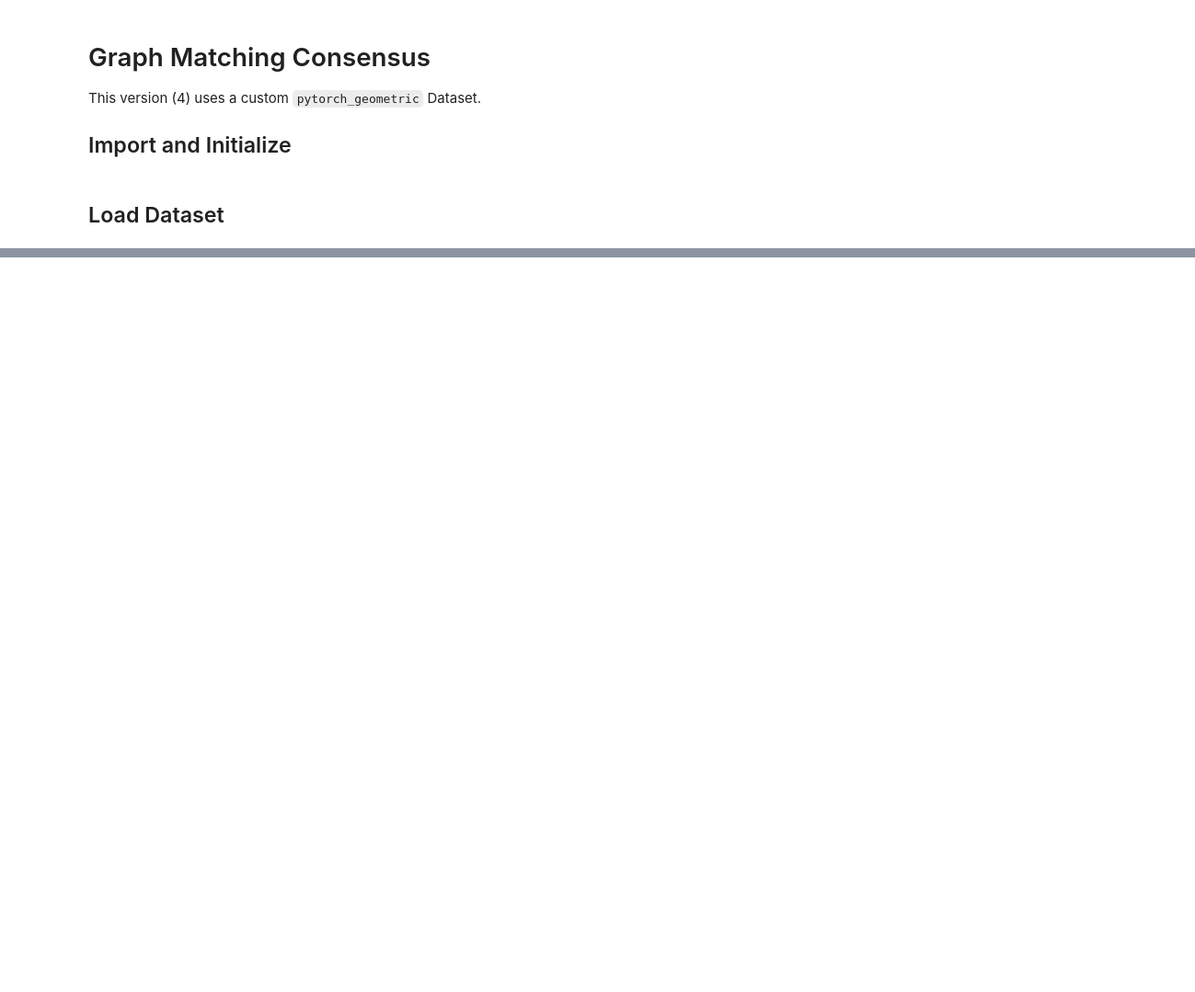
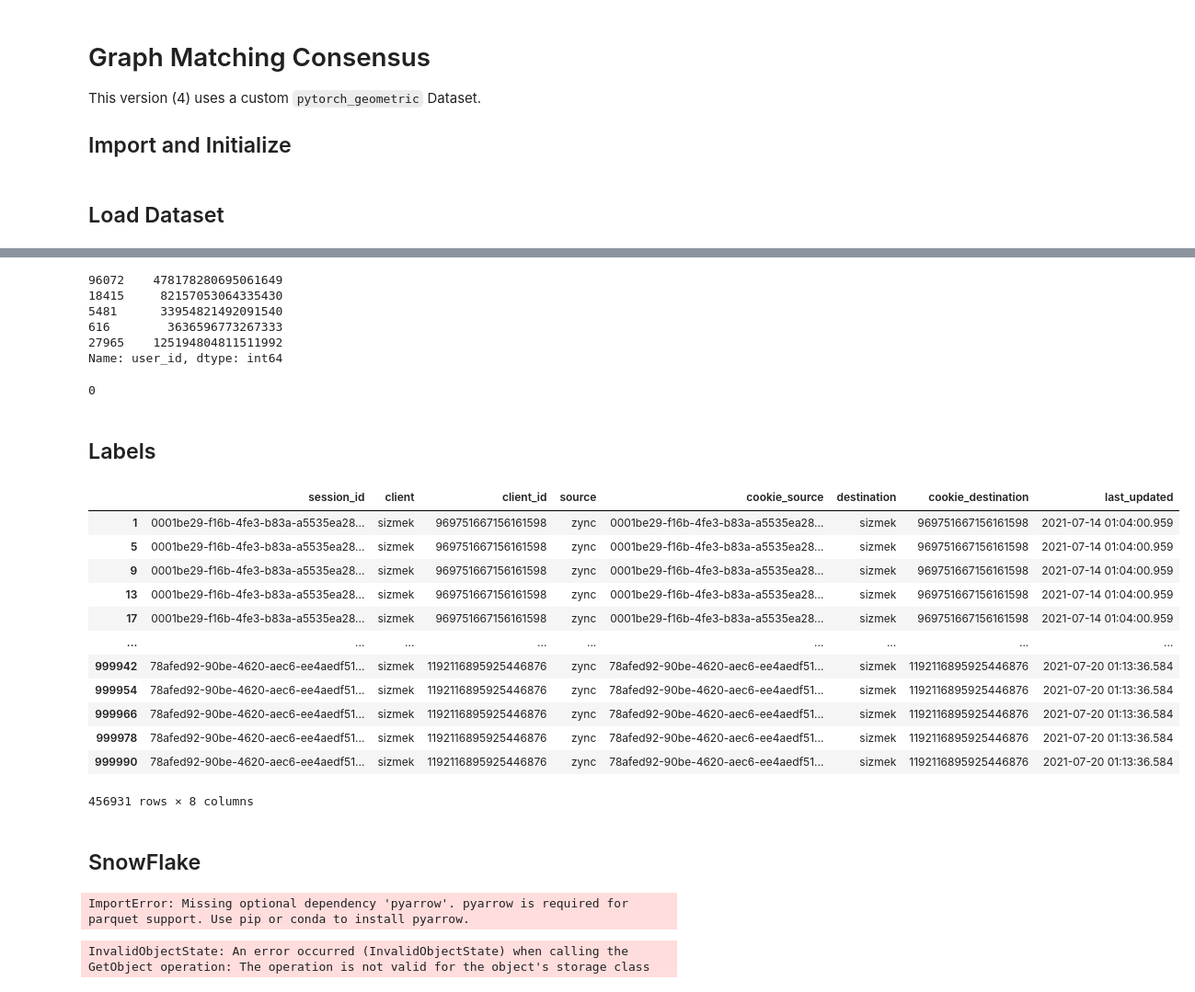
Before and after one commit to cipher982/GNN-playground, a Jupyter notebook: gnn_v4.ipynb, the cells around one changed output, grey strips where cells are left out. Shown at 92% size. Saved outputs shown, nothing was run; the diff lists cells and outputs as text; code cells hidden in the pictures; blank space fills up the shorter version.

```diff
--- a/gnn_v4.ipynb
+++ b/gnn_v4.ipynb
@@ -122,0 +277,9 @@ zeta_data = ZetaDataset(
+# %%
+sizmek_data.df["user_id"].sample(5)
+# %% [output]
+96072    478178280695061649
+18415     82157053064335430
+5481      33954821492091540
+616        3636596773267333
+27965    125194804811511992
+Name: user_id, dtype: int64
@@ -122,0 +292,34 @@ zeta_data = ZetaDataset(
+# %%
+zync_ids = set(zync_data.df["client_id"].apply(lambda x: x[1:]))
+
+count = 0
+for sizmek_id in sizmek_data.df["user_id"]:
+    if str(sizmek_id) in zync_ids:
+        count += 1
+
+print(count)
+# %% [output]
+0
+# %% [markdown]
+## Labels
+# %%
+file_path = "s3://drose-sandbox/join_output"
+labels_zync = pd.read_parquet(file_path)
+# %%
+labels_zync[labels_zync["destination"] == "sizmek"]
+# %% [output]
+|  | session_id | client | client_id | source | cookie_source | destination | cookie_destination | last_updated |
+| 1 | 0001be29-f16b-4fe3-b83a-a5535ea28... | sizmek | 969751667156161598 | zync | 0001be29-f16b-4fe3-b83a-a5535ea28... | sizmek | 969751667156161598 | 2021-07-14 01:04:00.959 |
+| 5 | 0001be29-f16b-4fe3-b83a-a5535ea28... | sizmek | 969751667156161598 | zync | 0001be29-f16b-4fe3-b83a-a5535ea28... | sizmek | 969751667156161598 | 2021-07-14 01:04:00.959 |
+| 9 | 0001be29-f16b-4fe3-b83a-a5535ea28... | sizmek | 969751667156161598 | zync | 0001be29-f16b-4fe3-b83a-a5535ea28... | sizmek | 969751667156161598 | 2021-07-14 01:04:00.959 |
+| 13 | 0001be29-f16b-4fe3-b83a-a5535ea28... | sizmek | 969751667156161598 | zync | 0001be29-f16b-4fe3-b83a-a5535ea28... | sizmek | 969751667156161598 | 2021-07-14 01:04:00.959 |
+| 17 | 0001be29-f16b-4fe3-b83a-a5535ea28... | sizmek | 969751667156161598 | zync | 0001be29-f16b-4fe3-b83a-a5535ea28... | sizmek | 969751667156161598 | 2021-07-14 01:04:00.959 |
+| ... | ... | ... | ... | ... | ... | ... | ... | ... |
+| 999942 | 78afed92-90be-4620-aec6-ee4aedf51... | sizmek | 1192116895925446876 | zync | 78afed92-90be-4620-aec6-ee4aedf51... | sizmek | 1192116895925446876 | 2021-07-20 01:13:36.584 |
+| 999954 | 78afed92-90be-4620-aec6-ee4aedf51... | sizmek | 1192116895925446876 | zync | 78afed92-90be-4620-aec6-ee4aedf51... | sizmek | 1192116895925446876 | 2021-07-20 01:13:36.584 |
+| 999966 | 78afed92-90be-4620-aec6-ee4aedf51... | sizmek | 1192116895925446876 | zync | 78afed92-90be-4620-aec6-ee4aedf51... | sizmek | 1192116895925446876 | 2021-07-20 01:13:36.584 |
+| 999978 | 78afed92-90be-4620-aec6-ee4aedf51... | sizmek | 1192116895925446876 | zync | 78afed92-90be-4620-aec6-ee4aedf51... | sizmek | 1192116895925446876 | 2021-07-20 01:13:36.584 |
+| 999990 | 78afed92-90be-4620-aec6-ee4aedf51... | sizmek | 1192116895925446876 | zync | 78afed92-90be-4620-aec6-ee4aedf51... | sizmek | 1192116895925446876 | 2021-07-20 01:13:36.584 |
+456931 rows × 8 columns
+# %% [markdown]
+## SnowFlake
@@ -122,0 +365,17 @@ zeta_data = ZetaDataset(
+# %%
+pd.read_parquet("s3://zeta-dcp-prod-private-tables/datacloud_cookie_cookies_relations_links_export/", engine='pyarrow')
+# %% [output]
+ImportError: Missing optional dependency 'pyarrow'. pyarrow is required for parquet support. Use pip or conda to install pyarrow.
+# %%
+import boto3
+
+s3 = boto3.resource('s3')
+bucket = s3.Bucket('zeta-dcp-prod-private-tables')
+# Iterates through all the objects, doing the pagination for you. Each obj
+# is an ObjectSummary, so it doesn't contain the body. You'll need to call
+# get to get the whole body.
+for obj in bucket.objects.all():
+    key = obj.key
+    body = obj.get()['Body'].read()
+# %% [output]
+InvalidObjectState: An error occurred (InvalidObjectState) when calling the GetObject operation: The operation is not valid for the object's storage class
```
Also changed, not shown: parts of 16 cells of this notebook.
